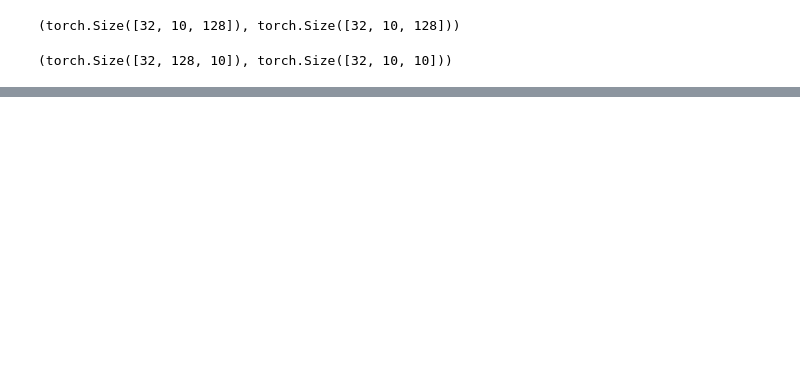
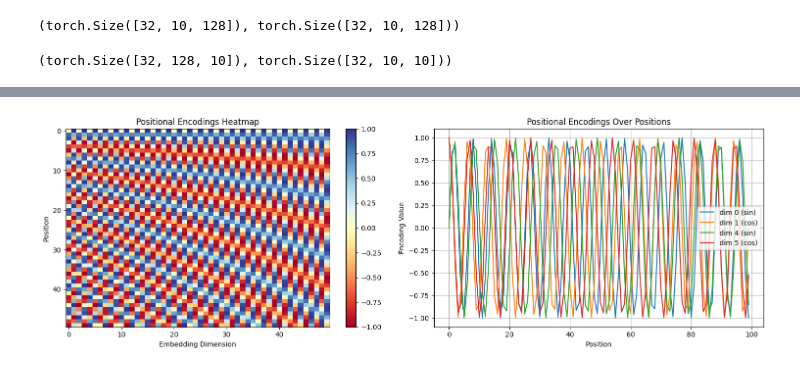
Before and after one commit to yourboijake/cv_selflearning, a Jupyter notebook: openvla/wk3-4/implementing_transformers.ipynb, the cells around one changed output, grey strips where cells are left out. Drawn from its saved outputs; the diff is of its cells as text; code cells hidden in the pictures; blank space fills up the shorter version.

```diff
--- a/openvla/wk3-4/implementing_transformers.ipynb
+++ b/openvla/wk3-4/implementing_transformers.ipynb
@@ -49,0 +70,14 @@ V = E @ Wv
+# %%
+batch_size = 32
+seq_len = 10
+d_embed = 512
+n_heads = 8
+d_k = d_embed // n_heads
+
+E = torch.randn(batch_size, seq_len, d_embed) #tensor of embedded words
+Wq = torch.randn(d_embed, d_embed) #query matrix
+Wk = torch.randn(d_embed, d_embed) #key matrix
+Wv = torch.randn(d_embed, d_embed) #value matrix
+Wo = torch.randn(d_embed, d_embed) #output projection matrix
+
+print(f'batch size: {batch_size}, d_embed: {d_embed}, number of heads: {n_heads}')
@@ -49,0 +145,78 @@ V = E @ Wv
+# %%
+import torch
+import torch.nn as nn
+import math
+import matplotlib.pyplot as plt
+
+def positional_encoding(seq_len, d_model, device='cpu'):
+    """
+    Generate positional encodings as described in "Attention is All You Need"
+
+    Args:
+        seq_len (int): Maximum sequence length
+        d_model (int): Model dimension (embedding size)
+        device (str): Device to create tensor on
+
+    Returns:
+        torch.Tensor: Positional encoding matrix of shape [seq_len, d_model]
+    """
+    # Create position indices [0, 1, 2, ..., seq_len-1]
+    pos = torch.arange(seq_len, dtype=torch.float32, device=device).unsqueeze(1)
+
+    # Create dimension indices [0, 1, 2, ..., d_model//2 - 1]
+    i = torch.arange(0, d_model, 2, dtype=torch.float32, device=device)
+
+    # Compute the division term: 10000^(2i/d_model)
+    div_term = torch.exp(i * -(math.log(10000.0) / d_model))
+
+    # Initialize the positional encoding matrix
+    pe = torch.zeros(seq_len, d_model, device=device)
+
+    # Apply sin to even indices (2i)
+    pe[:, 0::2] = torch.sin(pos * div_term)
+
+    # Apply cos to odd indices (2i+1)
+    pe[:, 1::2] = torch.cos(pos * div_term)
+
+    return pe
+
+# Example usage and visualization
+if __name__ == "__main__":
+    # Parameters
+    seq_len = 100
+    d_model = 512
+
+    # Generate positional encodings
+    pe = positional_encoding(seq_len, d_model)
+
+    print(f"Positional encoding shape: {pe.shape}")
+    print(f"First few values at position 0: {pe[0, :10]}")
+    print(f"First few values at position 1: {pe[1, :10]}")
+
+    # Visualize the positional encodings
+    plt.figure(figsize=(15, 5))
+
+    # Plot heatmap of positional encodings
+    plt.subplot(1, 2, 1)
+    plt.imshow(pe[:50, :50].numpy(), cmap='RdYlBu', aspect='auto')
+    plt.xlabel('Embedding Dimension')
+    plt.ylabel('Position')
+    plt.title('Positional Encodings Heatmap')
+    plt.colorbar()
+
+    # Plot specific dimensions over positions
+    plt.subplot(1, 2, 2)
+    positions = torch.arange(seq_len)
+    plt.plot(positions, pe[:, 0], label='dim 0 (sin)')
+    plt.plot(positions, pe[:, 1], label='dim 1 (cos)')
+    plt.plot(positions, pe[:, 4], label='dim 4 (sin)')
+    plt.plot(positions, pe[:, 5], label='dim 5 (cos)')
+    plt.xlabel('Position')
+    plt.ylabel('Encoding Value')
+    plt.title('Positional Encodings Over Positions')
+    plt.legend()
+    plt.grid(True)
+
+    plt.tight_layout()
+    plt.show()
+# %% [output]
@@ -49,0 +227 @@ V = E @ Wv
+[figure, added]
```
Also changed, not shown: parts of 24 cells of this notebook.
